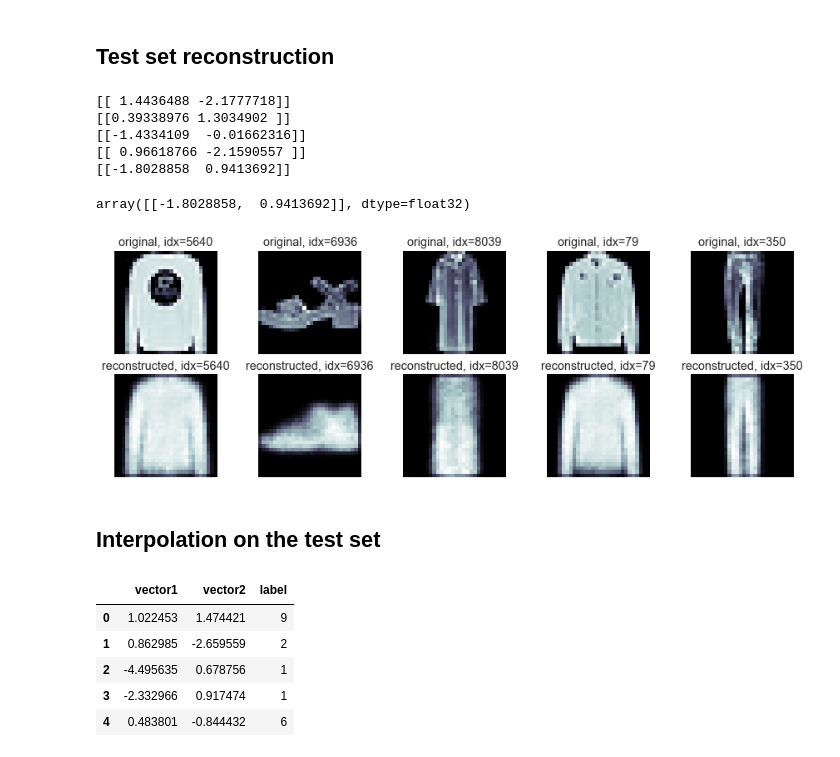
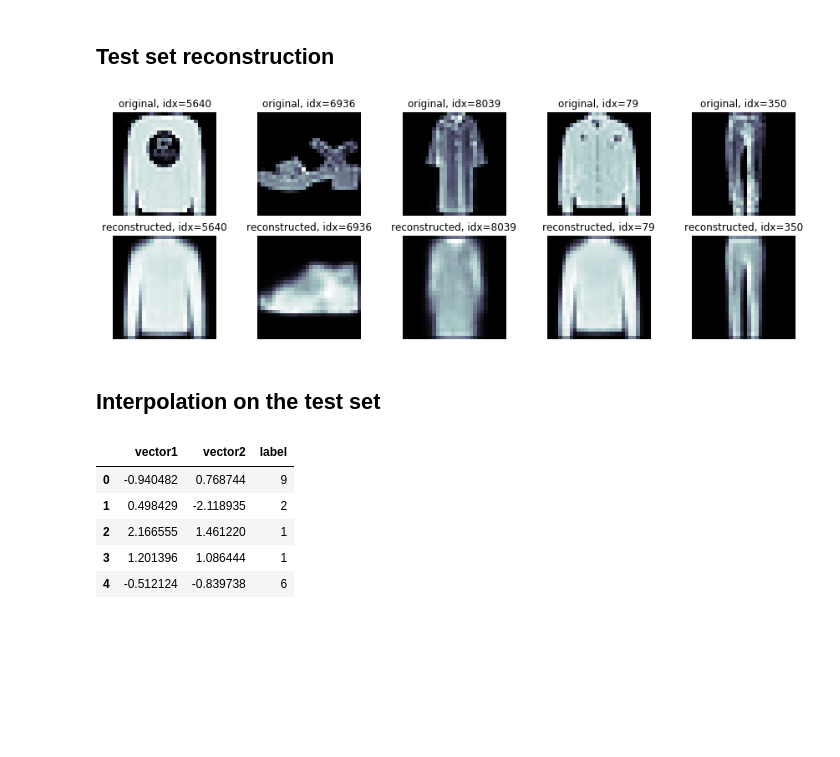
Before and after one commit to sungsujaing/letter_digit_generator_VAE, a Jupyter notebook: convolutional beta-VAE model building using F_MNIST.ipynb, the cells around one changed output. Cells and saved outputs as stored; diff of their text form; code cells hidden in the pictures; blank space fills up the shorter version.

```diff
--- a/convolutional beta-VAE model building using F_MNIST.ipynb
+++ b/convolutional beta-VAE model building using F_MNIST.ipynb
@@ -217,5 +223,5 @@ training_plot(hist,'VAE_fMNIST')
 # %%
-def plot_five_reconstruction(input_set,random_idx):
+def plot_five_reconstruction(input_set,random_idx,encoder,decoder):
     fig, axes = plt.subplots(2,5,figsize=(15,5))
     for row,flag in zip(axes,['in_img','out_img']):
         for col,idx in zip(row,random_idx):
@@ -249,27 +249,22 @@ array([[-0.00077277, -0.6546884 ]], dtype=float32)
 ## Test set reconstruction
 # %%
 np.random.seed(100)
-random_idx = np.random.randint(len(X_test),size=5,)
-plot_five_reconstruction(X_test,random_idx)
+random_idx = np.random.randint(len(X_test),size=5)
+plot_five_reconstruction(X_test,random_idx,encoder,decoder)
 # %% [output]
-[[ 1.4436488 -2.1777718]]
-[[0.39338976 1.3034902 ]]
-[[-1.4334109  -0.01662316]]
-[[ 0.96618766 -2.1590557 ]]
-[[-1.8028858  0.9413692]]
-array([[-1.8028858,  0.9413692]], dtype=float32)
-[figure, old version]
+[figure, new version]
 # %% [markdown]
 ## Interpolation on the test set
 # %%
+X_test_encoded = encoder.predict(X_test, batch_size=1)[2]
 latent_space_df = pd.DataFrame(X_test_encoded,columns=['vector1','vector2'])
 latent_space_df['label'] = y_test
 latent_space_df.head()
 # %% [output]
 |  | vector1 | vector2 | label |
-| 0 | 1.022453 | 1.474421 | 9 |
-| 1 | 0.862985 | -2.659559 | 2 |
-| 2 | -4.495635 | 0.678756 | 1 |
-| 3 | -2.332966 | 0.917474 | 1 |
-| 4 | 0.483801 | -0.844432 | 6 |
+| 0 | -0.940482 | 0.768744 | 9 |
+| 1 | 0.498429 | -2.118935 | 2 |
+| 2 | 2.166555 | 1.461220 | 1 |
+| 3 | 1.201396 | 1.086444 | 1 |
+| 4 | -0.512124 | -0.839738 | 6 |
 # %%
```
Also changed, not shown: parts of 20 cells of this notebook, 13 other files.
